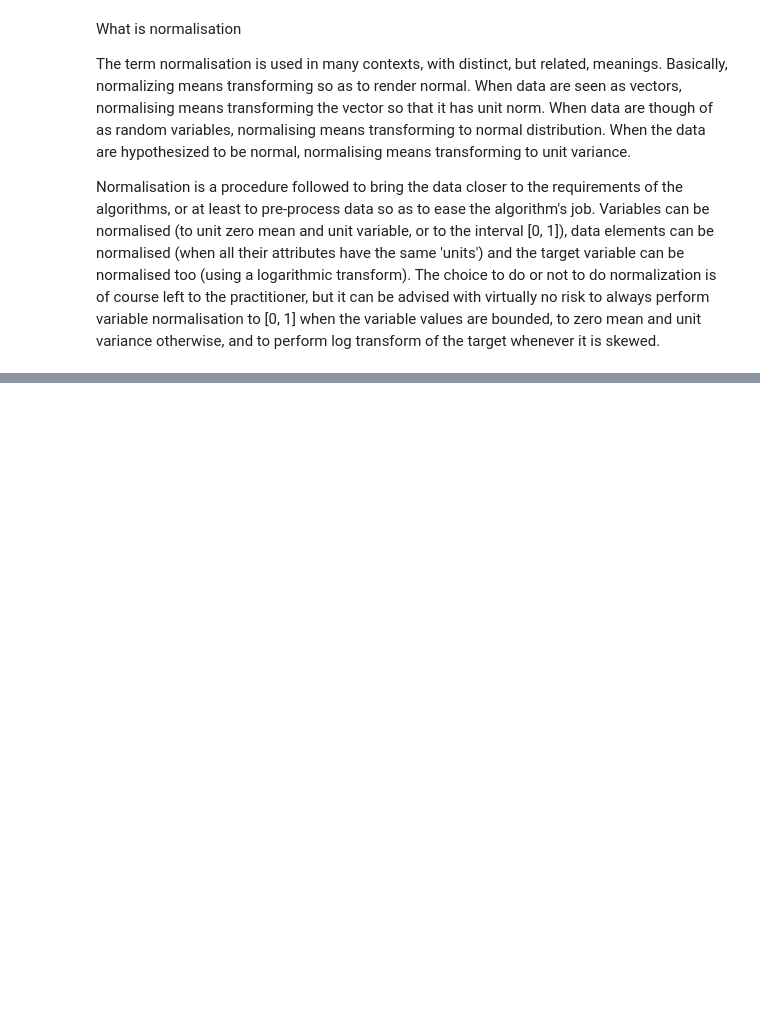
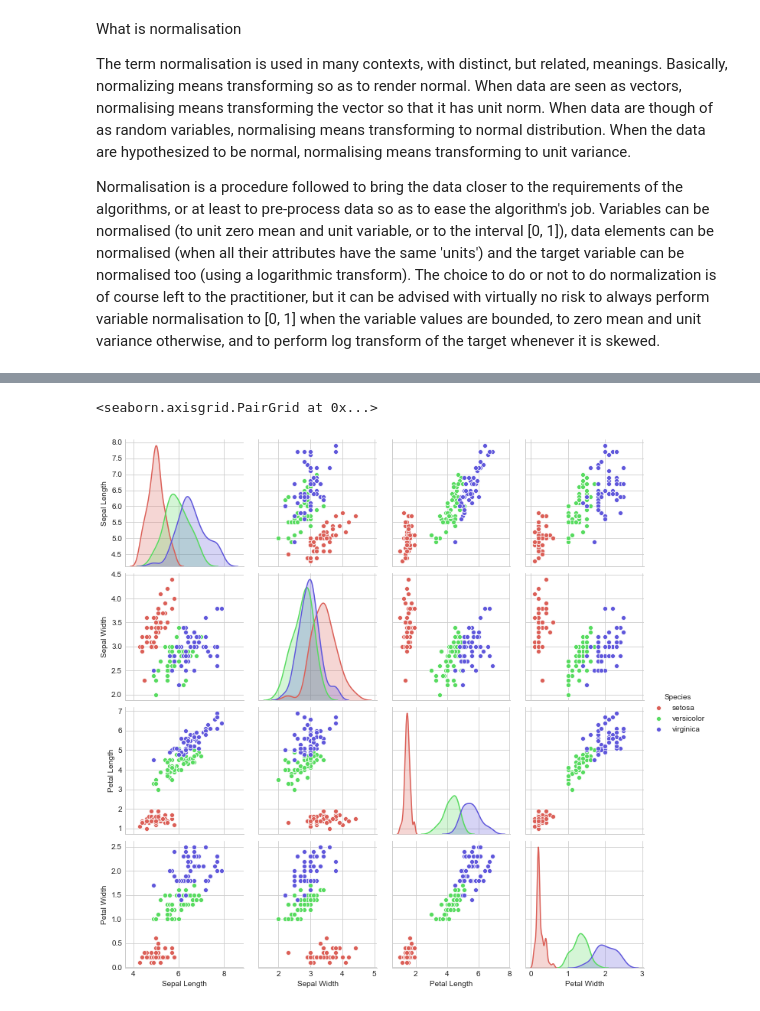
Before and after one commit to adry402/probando_boruta, a Jupyter notebook: some_math.ipynb, the cells around one changed output, grey strips where cells are left out. Cells and saved outputs as stored; diff of their text form; code cells hidden in the pictures; blank space fills up the shorter version.

```diff
--- a/some_math.ipynb
+++ b/some_math.ipynb
@@ -425,0 +506,5 @@ Normalisation is a procedure followed to bring the data closer to the requiremen
+# %%
+sb.pairplot(df, hue='Species', palette='hls')
+# %% [output]
+<seaborn.axisgrid.PairGrid at 0x...>
+[figure, added]
```
Also changed, not shown: parts of 15 cells of this notebook, 1 other file.
